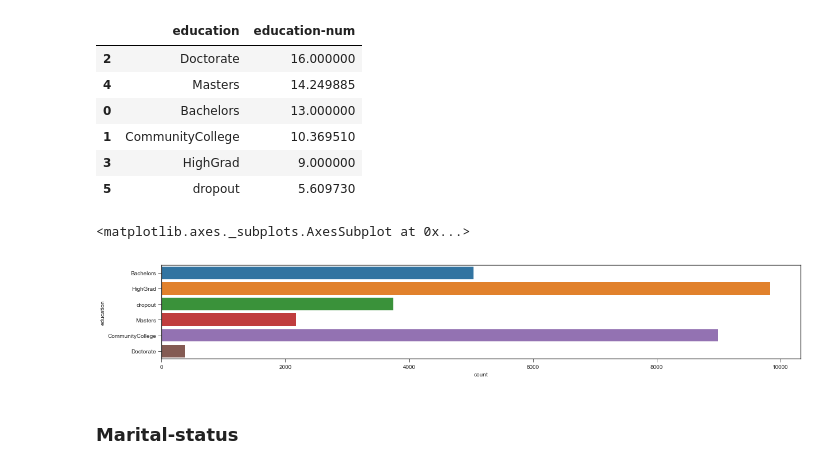
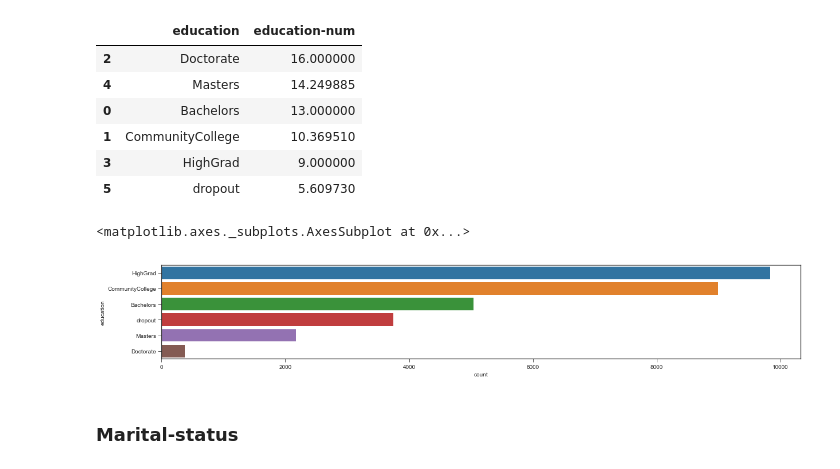
Before and after one commit to jieyima/US_Census_Income_Classification, a Jupyter notebook: Income Analysis and classification.ipynb, the cells around one changed output. Cells and saved outputs as stored; diff of their text form; code cells hidden in the pictures.

```diff
--- a/Income Analysis and classification.ipynb
+++ b/Income Analysis and classification.ipynb
@@ -259,10 +259,10 @@ my_df[['education', 'education-num']].groupby(['education'], as_index=False).mea
 # %%
 fig = plt.figure(figsize=(20,3))
 plt.style.use('seaborn-ticks')
-sns.countplot(y="education", data=my_df)
+sns.countplot(y="education", data=my_df, order=my_df['education'].value_counts().index)
 # %% [output]
 <matplotlib.axes._subplots.AxesSubplot at 0x...>
-[figure, old version]
+[figure, new version]
 # %% [markdown]
 ### Marital-status
 # %%
```
Also changed, not shown: parts of 17 cells of this notebook.
